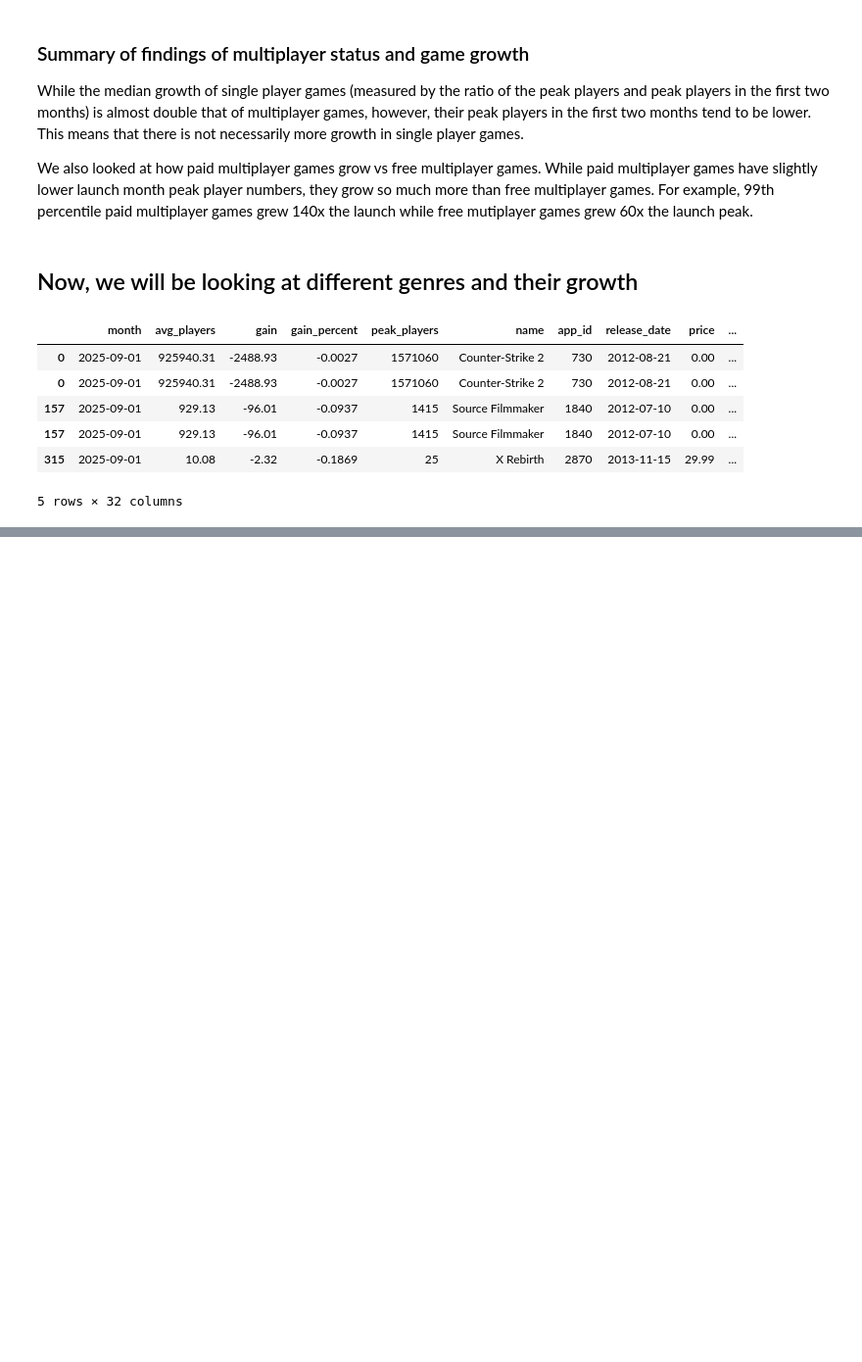
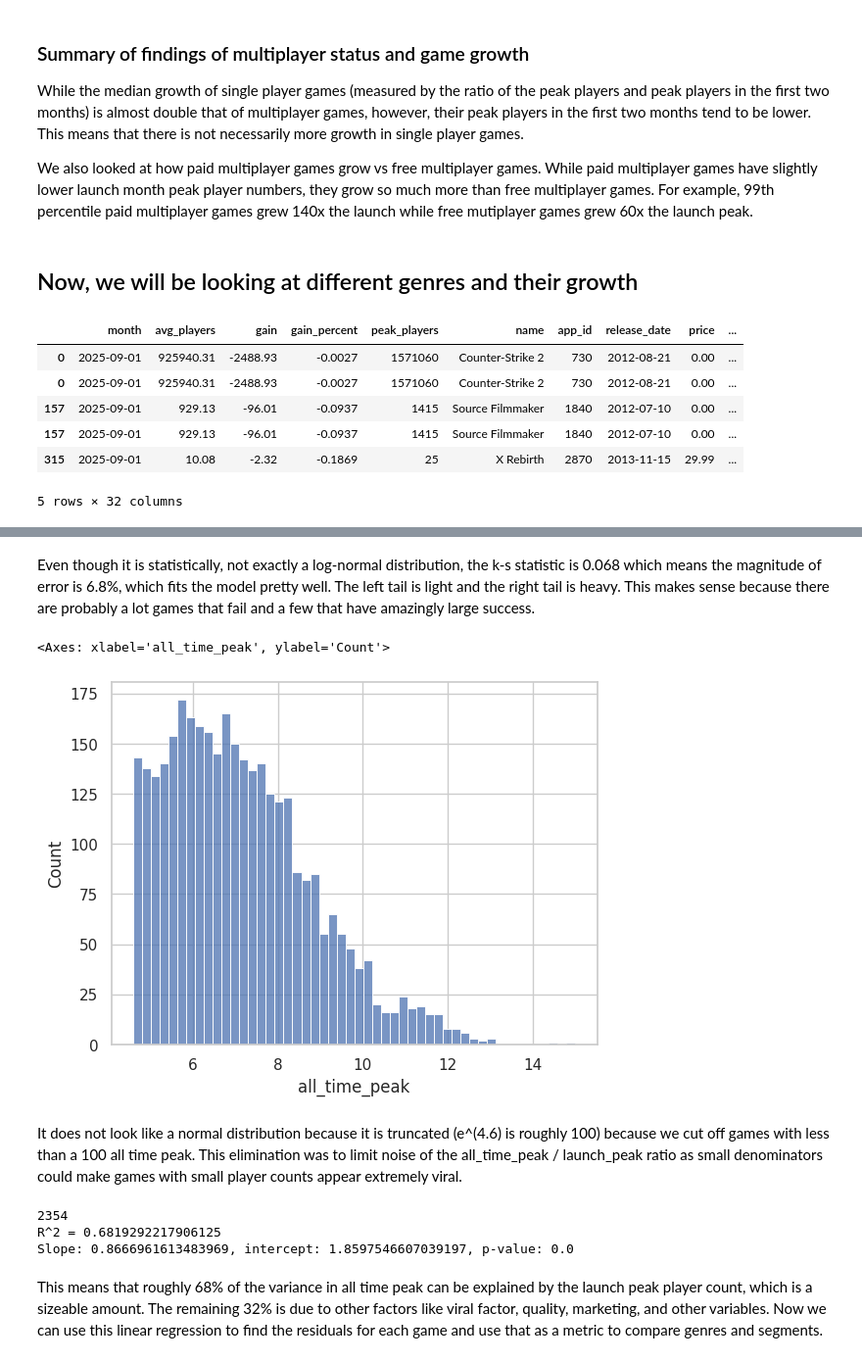
Before and after one commit to taidemuradevore/steam-player-analytics, a Jupyter notebook: analysis.ipynb, the cells around one changed output, grey strips where cells are left out. Shown at 98% size. Cells and saved outputs as stored; diff of their text form; code cells hidden in the pictures; blank space fills up the shorter version.

Commit message:
finish residual analysis

```diff
--- a/analysis.ipynb
+++ b/analysis.ipynb
@@ -449,0 +536,34 @@ print(genre_stats.sort_values('Median_Growth'))
+# %% [markdown]
+Even though it is statistically, not exactly a log-normal distribution, the k-s statistic is  0.068 which means the magnitude of error is 6.8%, which fits the model pretty well. The left tail is light and the right tail is heavy. This makes sense because there are probably a lot games that fail and a few that have amazingly large success.
+# %%
+sns.set_style("whitegrid")
+
+sns.histplot( #
+    log_data,
+    bins=50,
+)
+# %% [output]
+<Axes: xlabel='all_time_peak', ylabel='Count'>
+[figure, added]
+# %% [markdown]
+It does not look like a normal distribution because it is truncated (e^(4.6) is roughly 100) because we cut off games with less than a 100 all time peak. This elimination was to limit noise of the all_time_peak / launch_peak ratio as small denominators could make games with small player counts appear extremely viral.
+# %%
+df = unique_games[unique_games['launch_peak'] >= 100].copy()
+print(len(df))
+df['log_launch'] = np.log(df['launch_peak'])
+df['log_peak'] = np.log(df['all_time_peak'])
+
+slope, intercept, r_value, p_value, std_error = stats.linregress(
+  df['log_launch'],
+  df['log_peak']
+)
+
+r_squared = r_value**2
+print(f"R^2 = {r_squared}")
+print(f"Slope: {slope}, intercept: {intercept}, p-value: {p_value}")
+# %% [output]
+2354
+R^2 = 0.6819292217906125
+Slope: 0.8666961613483969, intercept: 1.8597546607039197, p-value: 0.0
+# %% [markdown]
+This means that roughly 68% of the variance in all time peak can be explained by the launch peak player count, which is a sizeable amount. The remaining 32% is due to other factors like viral factor, quality, marketing, and other variables. Now we can use this linear regression to find the residuals for each game and use that as a metric to compare genres and segments.
```
Also changed, not shown: parts of 25 cells of this notebook.
